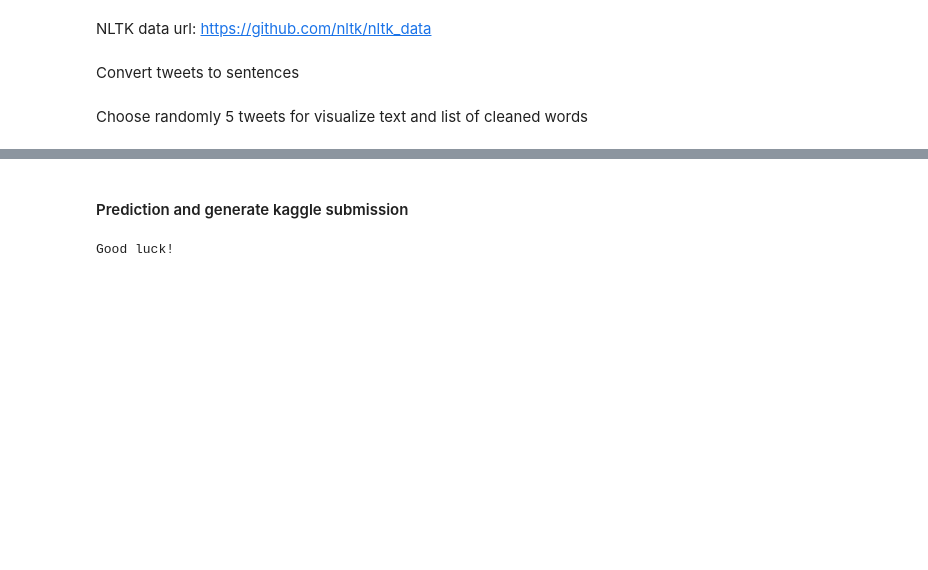
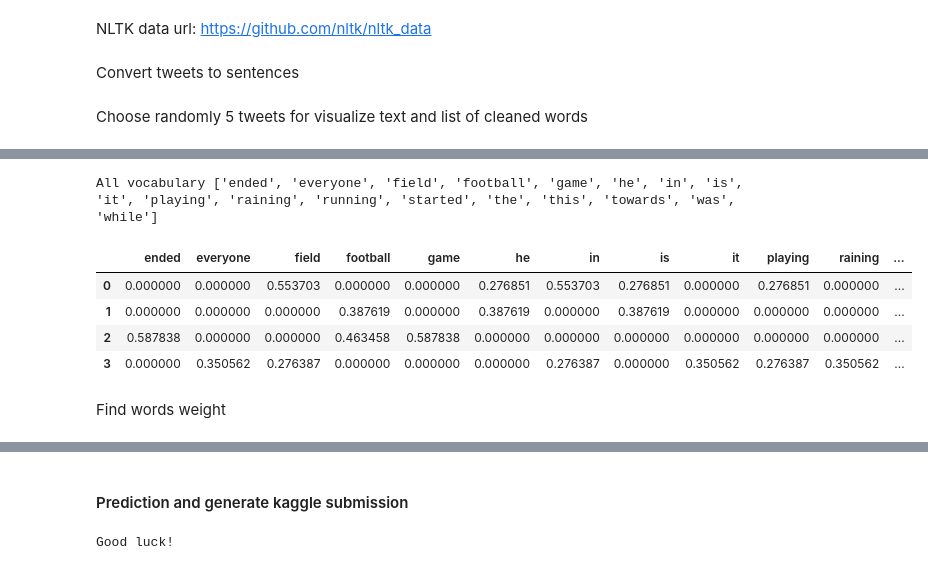
Before and after one commit to casals90/nlp_with_disaster_tweets, a Jupyter notebook: NLP_twitter.ipynb, the cells around one changed output, grey strips where cells are left out. Cells and saved outputs as stored; diff of their text form; code cells hidden in the pictures; blank space fills up the shorter version.

```diff
--- a/NLP_twitter.ipynb
+++ b/NLP_twitter.ipynb
@@ -365,0 +433,18 @@ Not real disaster
+# %%
+vectorizer = TfidfVectorizer()
+sentence_vectors = vectorizer.fit_transform(example_sentences)
+
+print(f"All vocabulary {vectorizer.get_feature_names()}")
+# %% [output]
+All vocabulary ['ended', 'everyone', 'field', 'football', 'game', 'he', 'in', 'is', 'it', 'playing', 'raining', 'running', 'started', 'the', 'this', 'towards', 'was', 'while']
+# %%
+tf_idf_vectorized_df = pd.DataFrame(sentence_vectors.toarray(), columns=vectorizer.get_feature_names())
+tf_idf_vectorized_df
+# %% [output]
+|  | ended | everyone | field | football | game | he | in | is | it | playing | raining | ... |
+| 0 | 0.000000 | 0.000000 | 0.553703 | 0.000000 | 0.000000 | 0.276851 | 0.553703 | 0.276851 | 0.000000 | 0.276851 | 0.000000 | ... |
+| 1 | 0.000000 | 0.000000 | 0.000000 | 0.387619 | 0.000000 | 0.387619 | 0.000000 | 0.387619 | 0.000000 | 0.000000 | 0.000000 | ... |
+| 2 | 0.587838 | 0.000000 | 0.000000 | 0.463458 | 0.587838 | 0.000000 | 0.000000 | 0.000000 | 0.000000 | 0.000000 | 0.000000 | ... |
+| 3 | 0.000000 | 0.350562 | 0.276387 | 0.000000 | 0.000000 | 0.000000 | 0.276387 | 0.000000 | 0.350562 | 0.276387 | 0.350562 | ... |
+# %% [markdown]
+Find words weight
```
Also changed, not shown: parts of 33 cells of this notebook, 1 other file.
